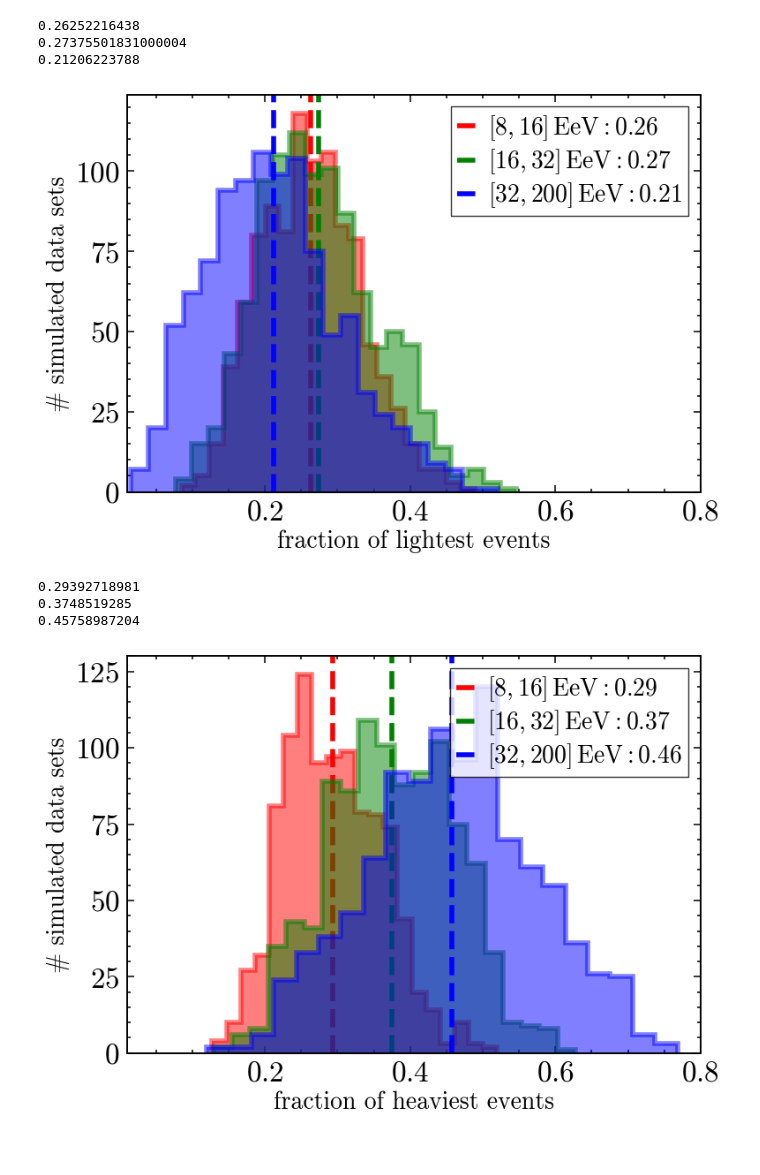
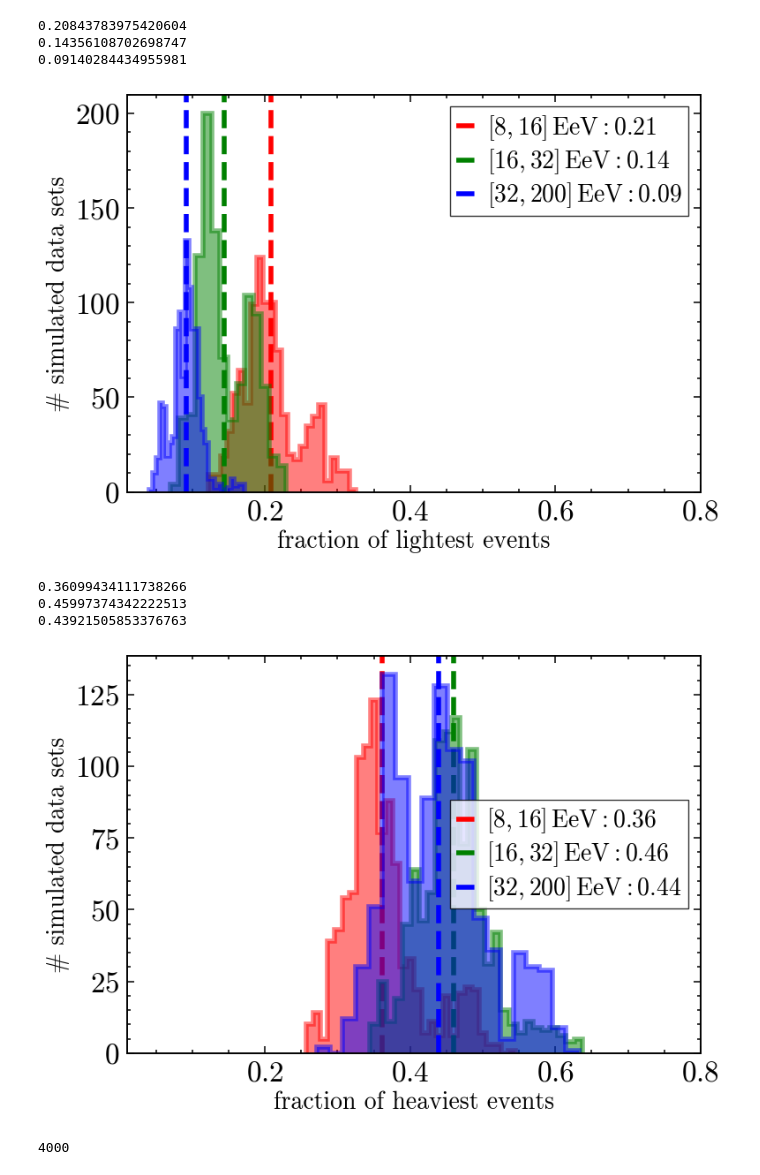
Before and after one commit to paolo-magnani/aixnet_simulations, a Jupyter notebook: final_plots.ipynb, the cells around one changed output. Saved outputs shown, nothing was run; the diff lists cells and outputs as text; code cells hidden in the pictures.

Commit message:
bugs fixed. KAne compatibility now present.

```diff
--- a/final_plots.ipynb
+++ b/final_plots.ipynb
@@ -4,7 +4,7 @@ import matplotlib.pyplot as plt
 import pandas as pd
 import ast
 
-df = pd.read_csv('final_results.csv')
+df = pd.read_csv('final_results_kane.csv')
 display(df)
 
 for col in ["light", "heavy", "frac_l", "frac_h"]:  # Adjust column names if needed
@@ -26,39 +26,42 @@ for col in ["light", "heavy", "frac_l", "frac_h"]:  # Adjust column names if nee
 # %%
 colors ={'8': 'red', '16': 'green', '32': 'blue'}
 energ = [8, 16, 32, 200]
 plt.figure(figsize=(10,6))
 for i in range(len(energ[:-1])):
     ene = energ[i]
-    plt.hist(df['frac_l'][df['emin']==ene], histtype='step', stacked=False, fill=True, color=colors[f'{ene}'], lw=4, alpha=0.5)
-    plt.axvline(np.mean(df['frac_l'][df['emin']==ene]), ls='--', lw=4, label=f'$[{ene}, {energ[i+1]}] \, \mathrm{{EeV}}: {np.mean(df['frac_l'][df['emin']==ene]):.2f}$', color=colors[f'{ene}'])
-    print(np.mean(df['frac_l'][df['emin']==ene]))
+    plt.hist(df['frac_l'][(df['emin']==ene)&(df['frac_l']!=0)], histtype='step', stacked=False, fill=True, color=colors[f'{ene}'], lw=4, alpha=0.5)
+    plt.axvline(np.mean(df['frac_l'][(df['emin']==ene)&(df['frac_l']!=0)]), ls='--', lw=4, label=f'$[{ene}, {energ[i+1]}] \, \mathrm{{EeV}}: {np.mean(df['frac_l'][df['emin']==ene]):.2f}$', color=colors[f'{ene}'])
+    print(np.mean(df['frac_l'][(df['emin']==ene)&(df['frac_l']!=0)]))
 plt.legend()
 plt.xlim(0.01, 0.8)
 plt.xlabel('fraction of lightest events')
 plt.ylabel('# simulated data sets')
 plt.show()
 
 
 plt.figure(figsize=(10,6))
 for i in range(len(energ[:-1])):
     ene = energ[i]
-    plt.hist(df['frac_h'][df['emin']==ene], histtype='step', fill=True, color=colors[f'{ene}'], lw=4, alpha=0.5)
-    plt.axvline(np.mean(df['frac_h'][df['emin']==ene]), ls='--', lw=4, label=f'$[{ene}, {energ[i+1]}] \, \mathrm{{EeV}}: {np.mean(df['frac_h'][df['emin']==ene]):.2f}$', color=colors[f'{ene}'])
-    print(np.mean(df['frac_h'][df['emin']==ene]))
+    plt.hist(df['frac_h'][(df['emin']==ene)&(df['frac_h']!=0)], histtype='step', fill=True, color=colors[f'{ene}'], lw=4, alpha=0.5)
+    plt.axvline(np.mean(df['frac_h'][(df['emin']==ene)&(df['frac_h']!=0)]), ls='--', lw=4, label=f'$[{ene}, {energ[i+1]}] \, \mathrm{{EeV}}: {np.mean(df['frac_h'][df['emin']==ene]):.2f}$', color=colors[f'{ene}'])
+    print(np.mean(df['frac_h'][(df['emin']==ene)&(df['frac_h']!=0)]))
 plt.legend()
 plt.xlim(0.01, 0.8)
 plt.xlabel('fraction of heaviest events')
 plt.ylabel('# simulated data sets')
 plt.show()
+
+print(len(df['frac_l'][(df['frac_l']!=0)]))
 # %% [output]
-0.26252216438
-0.27375501831000004
-0.21206223788
+0.20843783975420604
+0.14356108702698747
+0.09140284434955981
-[figure, old version]
+[figure, new version]
-0.29392718981
-0.3748519285
-0.45758987204
+0.36099434111738266
+0.45997374342222513
+0.43921505853376763
-[figure, old version]
+[figure, new version]
+4000
 # %%
 colors ={'8': 'red', '16': 'green', '32': 'blue'}
 energ = [8, 16, 32, 200]
```
Also changed, not shown: parts of 2 cells of this notebook, 16 other files.
